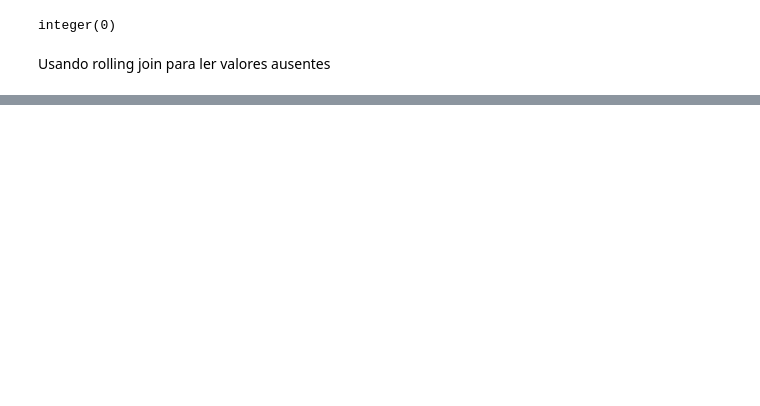
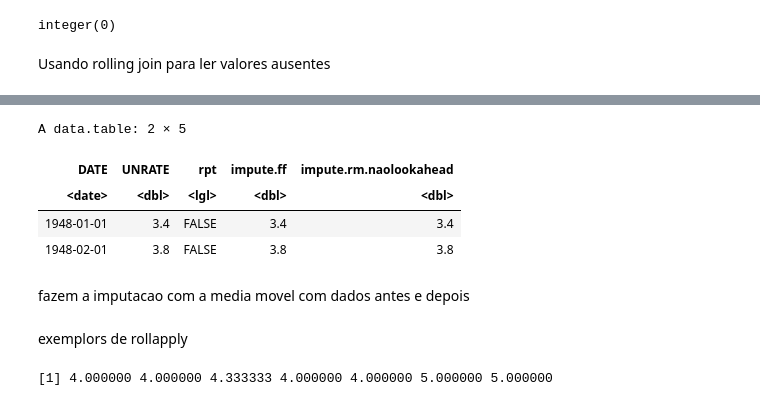
Before and after one commit to kaladabrio2020/analise-pratica-series-temporais_predicao-stats-ml, a Jupyter notebook: capitulo-2-encontrando-dados-e-usando-data-wrangling-com-st/limperza_r.ipynb, the cells around one changed output, grey strips where cells are left out. Saved outputs shown, nothing was run; the diff lists cells and outputs as text; code cells hidden in the pictures; blank space fills up the shorter version.

```diff
--- a/capitulo-2-encontrando-dados-e-usando-data-wrangling-com-st/limperza_r.ipynb
+++ b/capitulo-2-encontrando-dados-e-usando-data-wrangling-com-st/limperza_r.ipynb
@@ -122,0 +156,8 @@ ggplot(
+# %%
+head(rand.unemp, n=2)
+# %% [output]
+A data.table: 2 × 5
+| DATE | UNRATE | rpt | impute.ff | impute.rm.naolookahead |
+| <date> | <dbl> | <lgl> | <dbl> | <dbl> |
+| 1948-01-01 | 3.4 | FALSE | 3.4 | 3.4 |
+| 1948-02-01 | 3.8 | FALSE | 3.8 | 3.8 |
@@ -122,0 +171,4 @@ ggplot(
+# %% [markdown]
+fazem a imputacao com a media movel com dados antes e depois
+# %% [markdown]
+exemplors de rollapply
@@ -122,0 +177,7 @@ ggplot(
+# %%
+rollapply(c(NA, a, NA , NA, NA) ,5 ,
+    function(x){
+        if(!is.na(x[2])) x[2] else mean(x, na.rm=TRUE)
+    })
+# %% [output]
+[1] 4.000000 4.000000 4.333333 4.000000 4.000000 5.000000 5.000000
```
Also changed, not shown: parts of 20 cells of this notebook, 2 other files.
